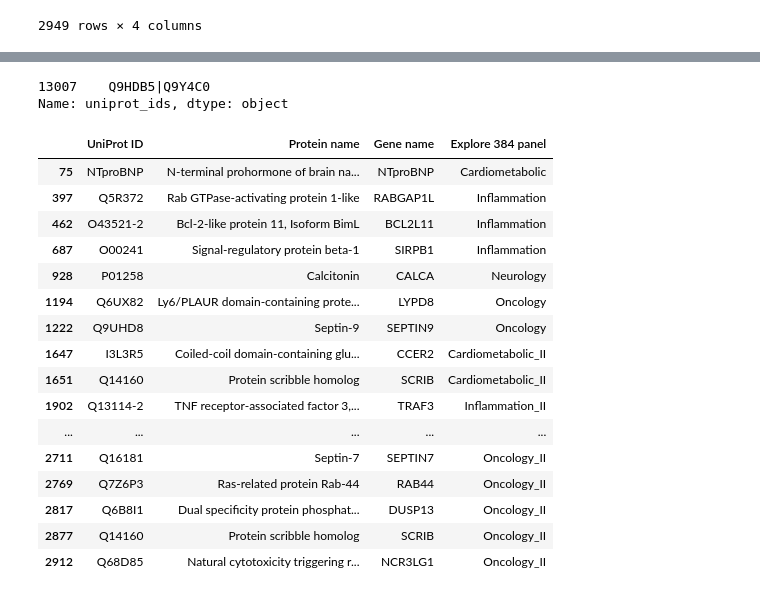
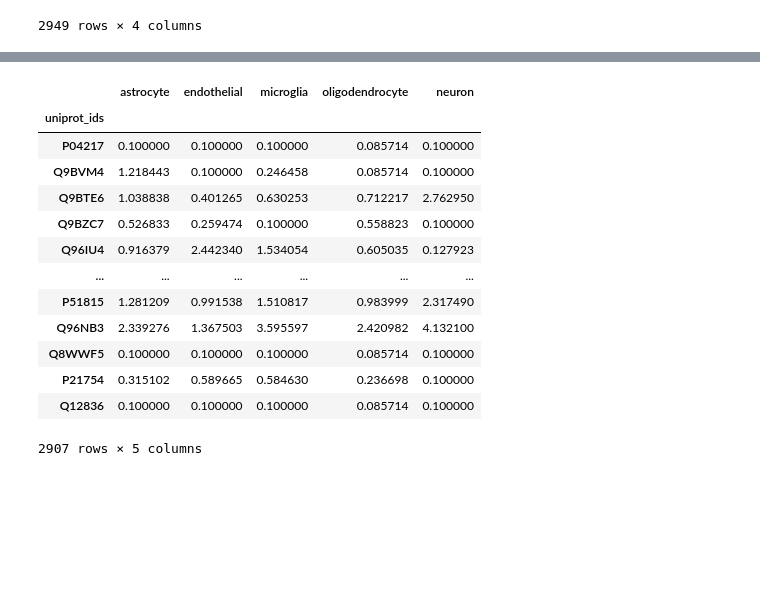
Before and after one commit to Walt-Lab/bdev_mass_spec, a Jupyter notebook: 10_analysis.ipynb, the cells around one changed output, grey strips where cells are left out. Saved outputs shown, nothing was run; the diff lists cells and outputs as text; code cells hidden in the pictures; blank space fills up the shorter version.

```diff
--- a/10_analysis.ipynb
+++ b/10_analysis.ipynb
@@ -965,3 +977,36 @@ plt.show()
+# %%
+brain_rna_seq = pd.read_csv(brain_rna_seq_path)
+merged = pd.merge(brain_rna_seq, df_exploded, left_on = "id", right_on = "hgnc_id")
+# %%
+astrocytes = mean_cell_type(merged, "astrocyte")
+endothelial = mean_cell_type(merged, "endothelial")
+microglia = mean_cell_type(merged, "microglia")
+oligodendrocytes = mean_cell_type(merged, "oligodendrocyte")
+neurons = mean_cell_type(merged, "neuron")
+
+astrocytes = astrocytes[~astrocytes['uniprot_ids'].isna()]
+endothelial = endothelial[~endothelial['uniprot_ids'].isna()]
+microglia = microglia[~microglia['uniprot_ids'].isna()]
+oligodendrocytes = oligodendrocytes[~oligodendrocytes['uniprot_ids'].isna()]
+neurons = neurons[~neurons['uniprot_ids'].isna()]
+
+all_cell_types = pd.merge(
+    pd.merge(
+        pd.merge(
+            pd.merge(astrocytes, endothelial, on="uniprot_ids"),
+            microglia,
+            on="uniprot_ids",
+        ),
+        oligodendrocytes,
+        on="uniprot_ids",
+    ),
+    neurons,
+    on="uniprot_ids",
+)
+all_cell_types.set_index("uniprot_ids", inplace=True)
+# %%
+olink_expression = all_cell_types[all_cell_types.index.isin(assays["UniProt ID"])]
+olink_expression = olink_expression[~olink_expression.index.duplicated()]
 # %%
 assays
 # %% [output]
@@ -1023,28 +1026,20 @@ assays
-# %%
-merged[merged["symbol"] == "NRXN3"]["uniprot_ids"]
-# %% [output]
-13007    Q9HDB5|Q9Y4C0
-Name: uniprot_ids, dtype: object
-# %%
-assays.loc[(~assays['UniProt ID'].isin(merged['uniprot_ids']))]
-# %% [output]
-|  | UniProt ID | Protein name | Gene name | Explore 384 panel |
-| 75 | NTproBNP | N-terminal prohormone of brain na... | NTproBNP | Cardiometabolic |
-| 397 | Q5R372 | Rab GTPase-activating protein 1-like | RABGAP1L | Inflammation |
-| 462 | O43521-2 | Bcl-2-like protein 11, Isoform BimL | BCL2L11 | Inflammation |
-| 687 | O00241 | Signal-regulatory protein beta-1 | SIRPB1 | Inflammation |
-| 928 | P01258 | Calcitonin | CALCA | Neurology |
-| 1194 | Q6UX82 | Ly6/PLAUR domain-containing prote... | LYPD8 | Oncology |
-| 1222 | Q9UHD8 | Septin-9 | SEPTIN9 | Oncology |
-| 1647 | I3L3R5 | Coiled-coil domain-containing glu... | CCER2 | Cardiometabolic_II |
-| 1651 | Q14160 | Protein scribble homolog | SCRIB | Cardiometabolic_II |
-| 1902 | Q13114-2 | TNF receptor-associated factor 3,... | TRAF3 | Inflammation_II |
-| ... | ... | ... | ... | ... |
-| 2711 | Q16181 | Septin-7 | SEPTIN7 | Oncology_II |
-| 2769 | Q7Z6P3 | Ras-related protein Rab-44 | RAB44 | Oncology_II |
-| 2817 | Q6B8I1 | Dual specificity protein phosphat... | DUSP13 | Oncology_II |
-| 2877 | Q14160 | Protein scribble homolog | SCRIB | Oncology_II |
-| 2912 | Q68D85 | Natural cytotoxicity triggering r... | NCR3LG1 | Oncology_II |
+# %%
+olink_expression
+# %% [output]
+|  | astrocyte | endothelial | microglia | oligodendrocyte | neuron |
+| uniprot_ids |  |  |  |  |  |
+| P04217 | 0.100000 | 0.100000 | 0.100000 | 0.085714 | 0.100000 |
+| Q9BVM4 | 1.218443 | 0.100000 | 0.246458 | 0.085714 | 0.100000 |
+| Q9BTE6 | 1.038838 | 0.401265 | 0.630253 | 0.712217 | 2.762950 |
+| Q9BZC7 | 0.526833 | 0.259474 | 0.100000 | 0.558823 | 0.100000 |
+| Q96IU4 | 0.916379 | 2.442340 | 1.534054 | 0.605035 | 0.127923 |
+| ... | ... | ... | ... | ... | ... |
+| P51815 | 1.281209 | 0.991538 | 1.510817 | 0.983999 | 2.317490 |
+| Q96NB3 | 2.339276 | 1.367503 | 3.595597 | 2.420982 | 4.132100 |
+| Q8WWF5 | 0.100000 | 0.100000 | 0.100000 | 0.085714 | 0.100000 |
+| P21754 | 0.315102 | 0.589665 | 0.584630 | 0.236698 | 0.100000 |
+| Q12836 | 0.100000 | 0.100000 | 0.100000 | 0.085714 | 0.100000 |
+2907 rows × 5 columns
 # %%
 CSF_SAMPLES = [
     "SEC Fract 6 ",
```
Also changed, not shown: parts of 12 cells of this notebook.
